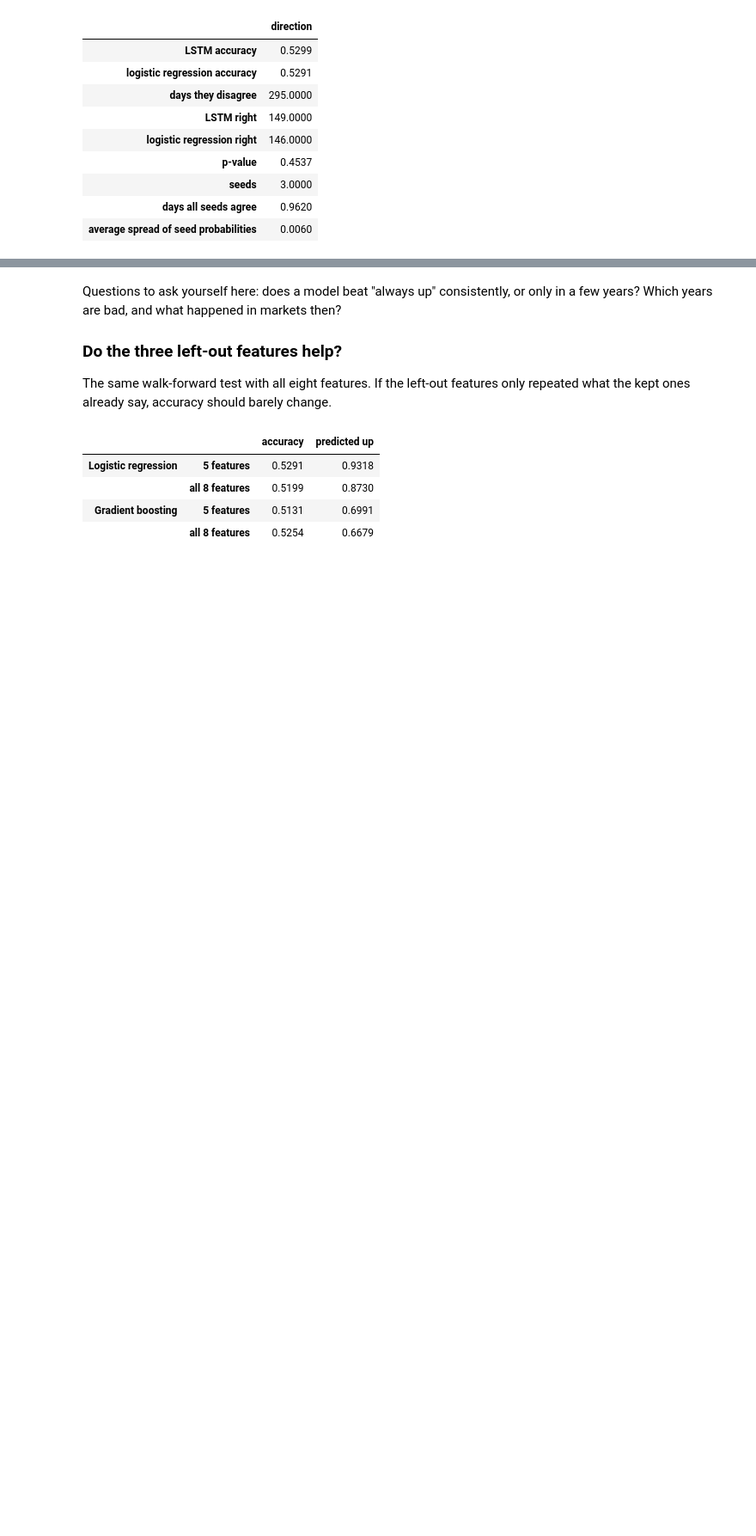
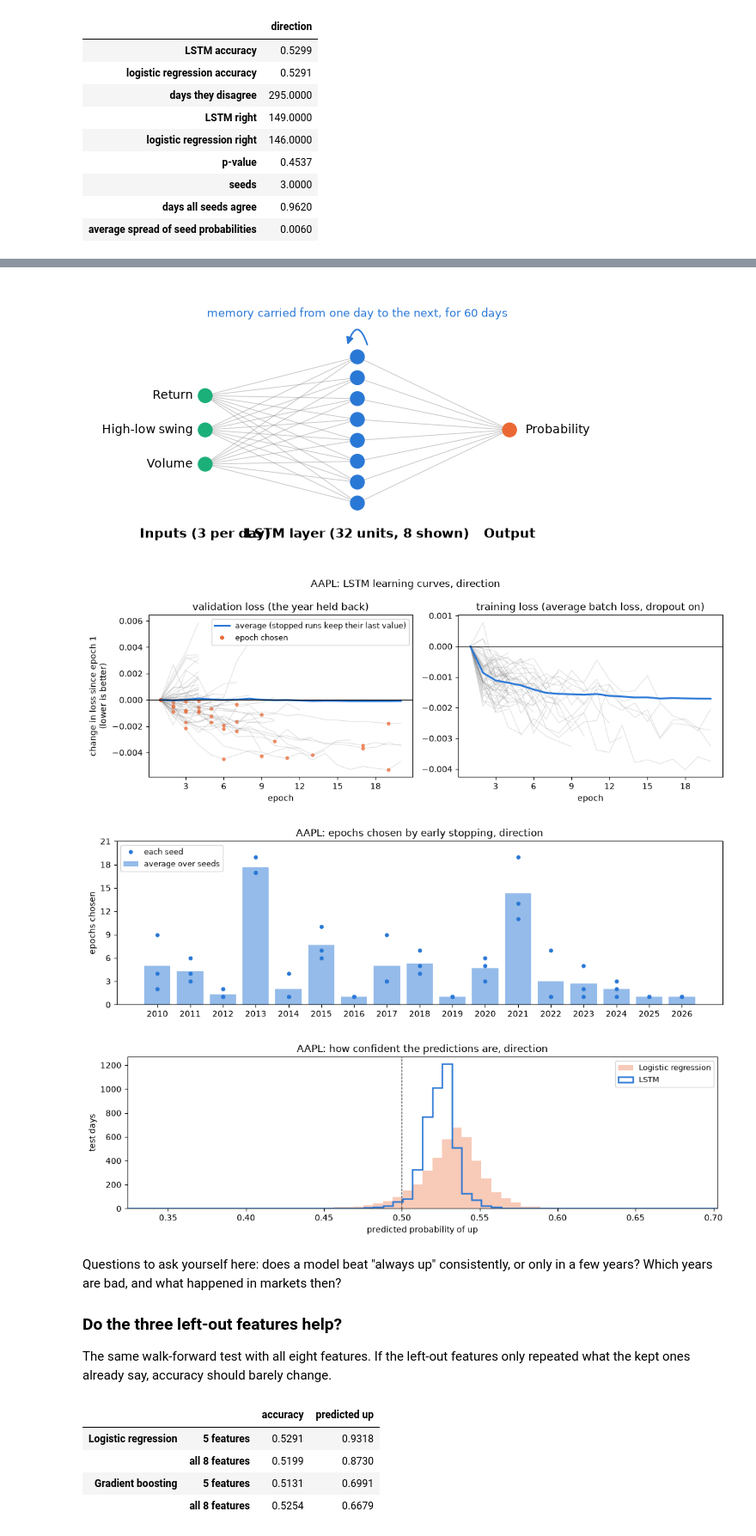
Before and after one commit to pranaysharma13/stock-movement-predictor, a Jupyter notebook: reports/AAPL.ipynb, the cells around one changed output, grey strips where cells are left out. Shown at 86% size. Drawn from its saved outputs; the diff is of its cells as text; code cells hidden in the pictures; blank space fills up the shorter version.

Commit message:
Reports with the LSTM training charts

```diff
--- a/reports/AAPL.ipynb
+++ b/reports/AAPL.ipynb
@@ -91,7 +92,11 @@ if repaired:
 
 if CASH_INTEREST:
     cash = load_cash_returns(prices.index, START)
-    print(f"Cash interest: {cash.mean() * 252:.2%} a year on average (13-week Treasury bills)")
+    print(f"Cash interest: {cash.mean() * 252:.2%} a year on average (13-week Treasury bills), "
+          f"last rate quoted {cash.attrs['last quote']}; prices to {prices.index[-1].date()}")
+    if (prices.index[-1] - pd.Timestamp(cash.attrs["last quote"])).days > 5:
+        print("Warning: the interest rate is older than the prices; later days reuse its last value. "
+              "Refresh with: python run.py TICKER --refresh")
 else:
     cash = None
     print("Cash interest: off (cash earns nothing in the backtests)")
@@ -203,7 +208,9 @@ for name, model in get_models().items():
     model_preds[name] = walk_forward(model, data, FIRST_TEST_YEAR)
     print(f"{name}: done")
 if RUN_LSTM:
-    model_preds["LSTM"] = lstm_walk_forward(prices, data, FIRST_TEST_YEAR)
+    lstm_curves, lstm_record = [], []     # what happened in training, for the charts
+    model_preds["LSTM"] = lstm_walk_forward(prices, data, FIRST_TEST_YEAR,
+                                            curves=lstm_curves, record=lstm_record)
     print("LSTM: done")
 
 test = data[data.index.year >= FIRST_TEST_YEAR]
@@ -271,3 +287,22 @@ else:
+# %%
+if RUN_LSTM:
+    fig, ax = plt.subplots(figsize=(8, 4.6))
+    draw_network(ax)
+    plt.show()
+    plot_learning_curves(lstm_curves, f"{TICKER}: LSTM learning curves, direction")
+    plt.show()
+    plot_epochs_chosen(lstm_record, f"{TICKER}: epochs chosen by early stopping, direction")
+    plt.show()
+    plot_confidence(model_preds["LSTM"]["prob"], model_preds["Logistic regression"]["prob"],
+                    f"{TICKER}: how confident the predictions are, direction", what="up")
+    plt.show()
+else:
+    print("The LSTM wasn't run for this report. To include it: python run.py TICKER --lstm (needs PyTorch).")
+# %% [output]
+[figure, added]
+[figure, added]
+[figure, added]
+[figure, added]
 # %% [markdown]
 Questions to ask yourself here: does a model beat "always up" consistently, or only in a few years? Which years are bad, and what happened in markets then?
 
```
Also changed, not shown: parts of 7 cells of this notebook, 4 other files.
